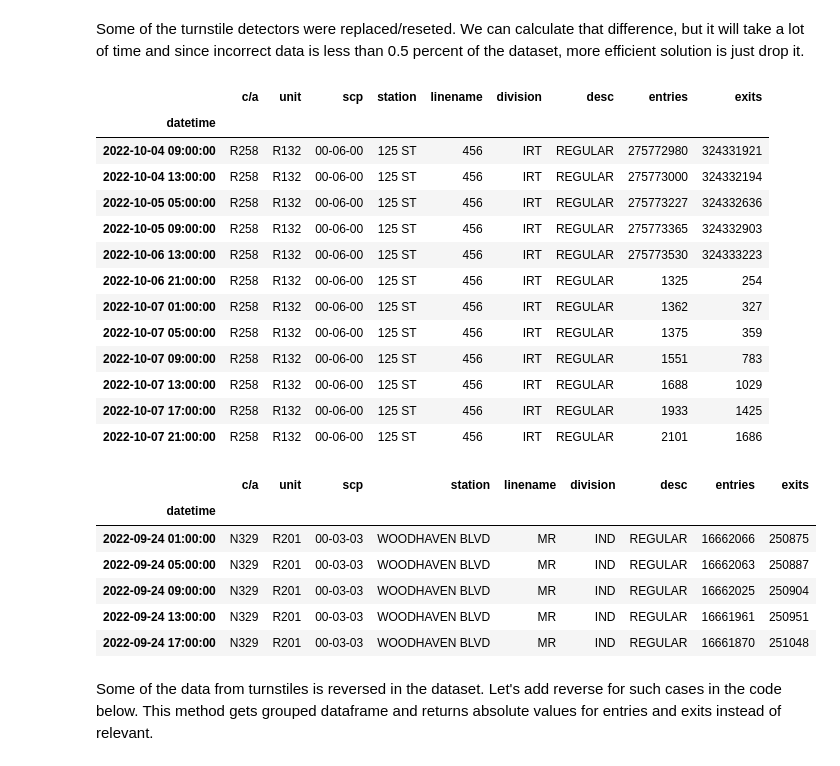
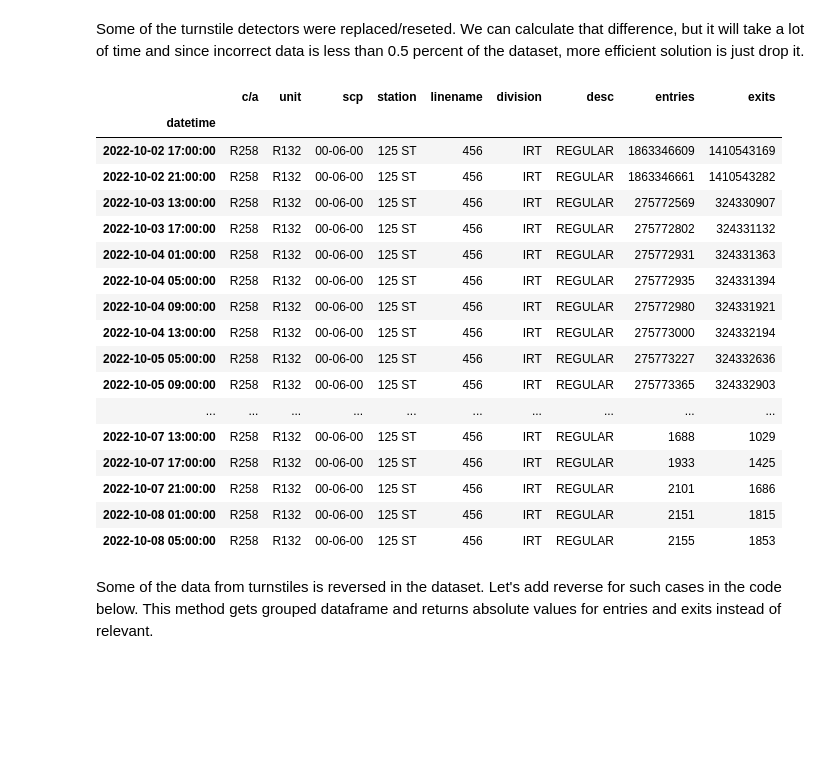
Before and after one commit to lmarett8/nyc_subway_traffic, a Jupyter notebook: notebooks/01_Download_Basic_Clean_year.ipynb, the cells around one changed output. Drawn from its saved outputs; the diff is of its cells as text; code cells hidden in the pictures; blank space fills up the shorter version.

```diff
--- a/notebooks/01_Download_Basic_Clean_year.ipynb
+++ b/notebooks/01_Download_Basic_Clean_year.ipynb
@@ -80,9 +36,16 @@ links
-# %%
-#downloading initial file.
-df_first=pd.read_csv('http://web.mta.info/developers/data/nyct/turnstile/turnstile_221008.txt',sep=',')
-# second one to fill the empty rows after diff()
-df_m1=pd.read_csv('http://web.mta.info/developers/data/nyct/turnstile/turnstile_221001.txt',sep=',')
-# %%
-#concatenating files for the initail and -1 week to get values for the first row after diff()
-df=pd.concat([df_m1,df_first],axis=0,ignore_index=True)
-df.reset_index(inplace=True,drop=True)
+# %%
+def get_data(weeks_num):
+    links=get_list_of_files()
+    df_first=pd.read_csv(links[0],sep=',')
+    for week in range(1,weeks_num):
+        df_temp=pd.read_csv(links[week],sep=',')
+        df=pd.concat([df_temp,df_first],axis=0,ignore_index=True)
+        df.reset_index(inplace=True,drop=True)
+        df_first=df
+        print(f"Downloading {week} week of {weeks_num}")
+        time.sleep(1)
+        clear_output()
+    print("Done")
+    return df_first
+# %%
+df=get_data(52)
@@ -168,32 +135,26 @@ df
 # %% [markdown]
 Some of the turnstile detectors were replaced/reseted. We can calculate that difference, but it will take a lot of time and since incorrect data is less than 0.5 percent of the dataset, more efficient solution is just drop it.
 # %%
-df.loc["125 ST 00-06-00 R258"].iloc[50:]
+df.loc["125 ST 00-06-00 R258"].iloc[-60:-40]
 # %% [output]
 |  | c/a | unit | scp | station | linename | division | desc | entries | exits |
 | datetime |  |  |  |  |  |  |  |  |  |
+| 2022-10-02 17:00:00 | R258 | R132 | 00-06-00 | 125 ST | 456 | IRT | REGULAR | 1863346609 | 1410543169 |
+| 2022-10-02 21:00:00 | R258 | R132 | 00-06-00 | 125 ST | 456 | IRT | REGULAR | 1863346661 | 1410543282 |
+| 2022-10-03 13:00:00 | R258 | R132 | 00-06-00 | 125 ST | 456 | IRT | REGULAR | 275772569 | 324330907 |
+| 2022-10-03 17:00:00 | R258 | R132 | 00-06-00 | 125 ST | 456 | IRT | REGULAR | 275772802 | 324331132 |
+| 2022-10-04 01:00:00 | R258 | R132 | 00-06-00 | 125 ST | 456 | IRT | REGULAR | 275772931 | 324331363 |
+| 2022-10-04 05:00:00 | R258 | R132 | 00-06-00 | 125 ST | 456 | IRT | REGULAR | 275772935 | 324331394 |
 | 2022-10-04 09:00:00 | R258 | R132 | 00-06-00 | 125 ST | 456 | IRT | REGULAR | 275772980 | 324331921 |
 | 2022-10-04 13:00:00 | R258 | R132 | 00-06-00 | 125 ST | 456 | IRT | REGULAR | 275773000 | 324332194 |
 | 2022-10-05 05:00:00 | R258 | R132 | 00-06-00 | 125 ST | 456 | IRT | REGULAR | 275773227 | 324332636 |
 | 2022-10-05 09:00:00 | R258 | R132 | 00-06-00 | 125 ST | 456 | IRT | REGULAR | 275773365 | 324332903 |
-| 2022-10-06 13:00:00 | R258 | R132 | 00-06-00 | 125 ST | 456 | IRT | REGULAR | 275773530 | 324333223 |
-| 2022-10-06 21:00:00 | R258 | R132 | 00-06-00 | 125 ST | 456 | IRT | REGULAR | 1325 | 254 |
-| 2022-10-07 01:00:00 | R258 | R132 | 00-06-00 | 125 ST | 456 | IRT | REGULAR | 1362 | 327 |
-| 2022-10-07 05:00:00 | R258 | R132 | 00-06-00 | 125 ST | 456 | IRT | REGULAR | 1375 | 359 |
-| 2022-10-07 09:00:00 | R258 | R132 | 00-06-00 | 125 ST | 456 | IRT | REGULAR | 1551 | 783 |
+| ... | ... | ... | ... | ... | ... | ... | ... | ... | ... |
 | 2022-10-07 13:00:00 | R258 | R132 | 00-06-00 | 125 ST | 456 | IRT | REGULAR | 1688 | 1029 |
 | 2022-10-07 17:00:00 | R258 | R132 | 00-06-00 | 125 ST | 456 | IRT | REGULAR | 1933 | 1425 |
 | 2022-10-07 21:00:00 | R258 | R132 | 00-06-00 | 125 ST | 456 | IRT | REGULAR | 2101 | 1686 |
+| 2022-10-08 01:00:00 | R258 | R132 | 00-06-00 | 125 ST | 456 | IRT | REGULAR | 2151 | 1815 |
+| 2022-10-08 05:00:00 | R258 | R132 | 00-06-00 | 125 ST | 456 | IRT | REGULAR | 2155 | 1853 |
-# %%
-df.loc["WOODHAVEN BLVD 00-03-03 N329"].head()
-# %% [output]
-|  | c/a | unit | scp | station | linename | division | desc | entries | exits |
-| datetime |  |  |  |  |  |  |  |  |  |
-| 2022-09-24 01:00:00 | N329 | R201 | 00-03-03 | WOODHAVEN BLVD | MR | IND | REGULAR | 16662066 | 250875 |
-| 2022-09-24 05:00:00 | N329 | R201 | 00-03-03 | WOODHAVEN BLVD | MR | IND | REGULAR | 16662063 | 250887 |
-| 2022-09-24 09:00:00 | N329 | R201 | 00-03-03 | WOODHAVEN BLVD | MR | IND | REGULAR | 16662025 | 250904 |
-| 2022-09-24 13:00:00 | N329 | R201 | 00-03-03 | WOODHAVEN BLVD | MR | IND | REGULAR | 16661961 | 250951 |
-| 2022-09-24 17:00:00 | N329 | R201 | 00-03-03 | WOODHAVEN BLVD | MR | IND | REGULAR | 16661870 | 251048 |
 # %% [markdown]
 Some of the data from turnstiles is reversed in the dataset. Let's add reverse for such cases in the code below. This method gets grouped dataframe and returns absolute values for entries and exits instead of relevant.
 # %%
```
Also changed, not shown: parts of 23 cells of this notebook.
